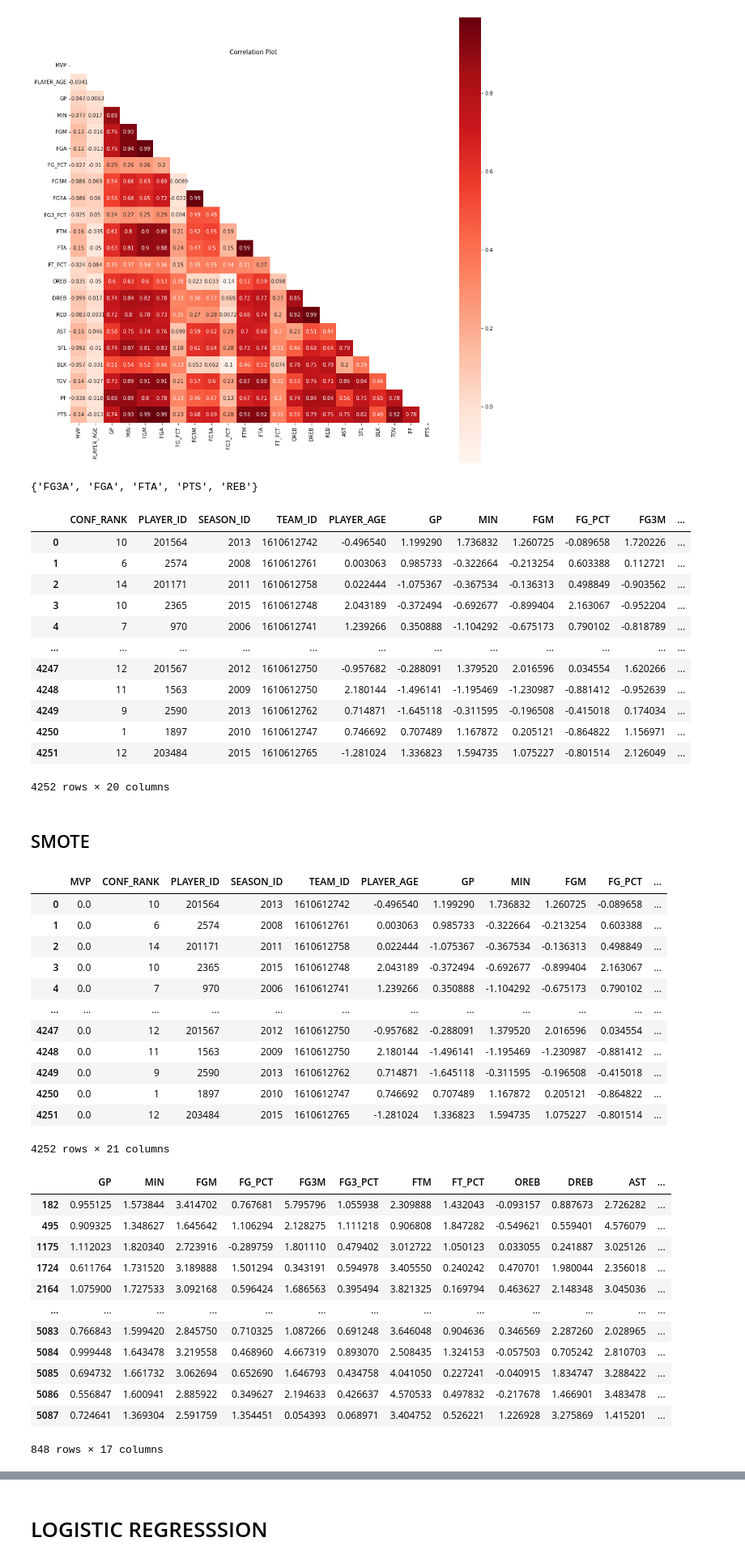
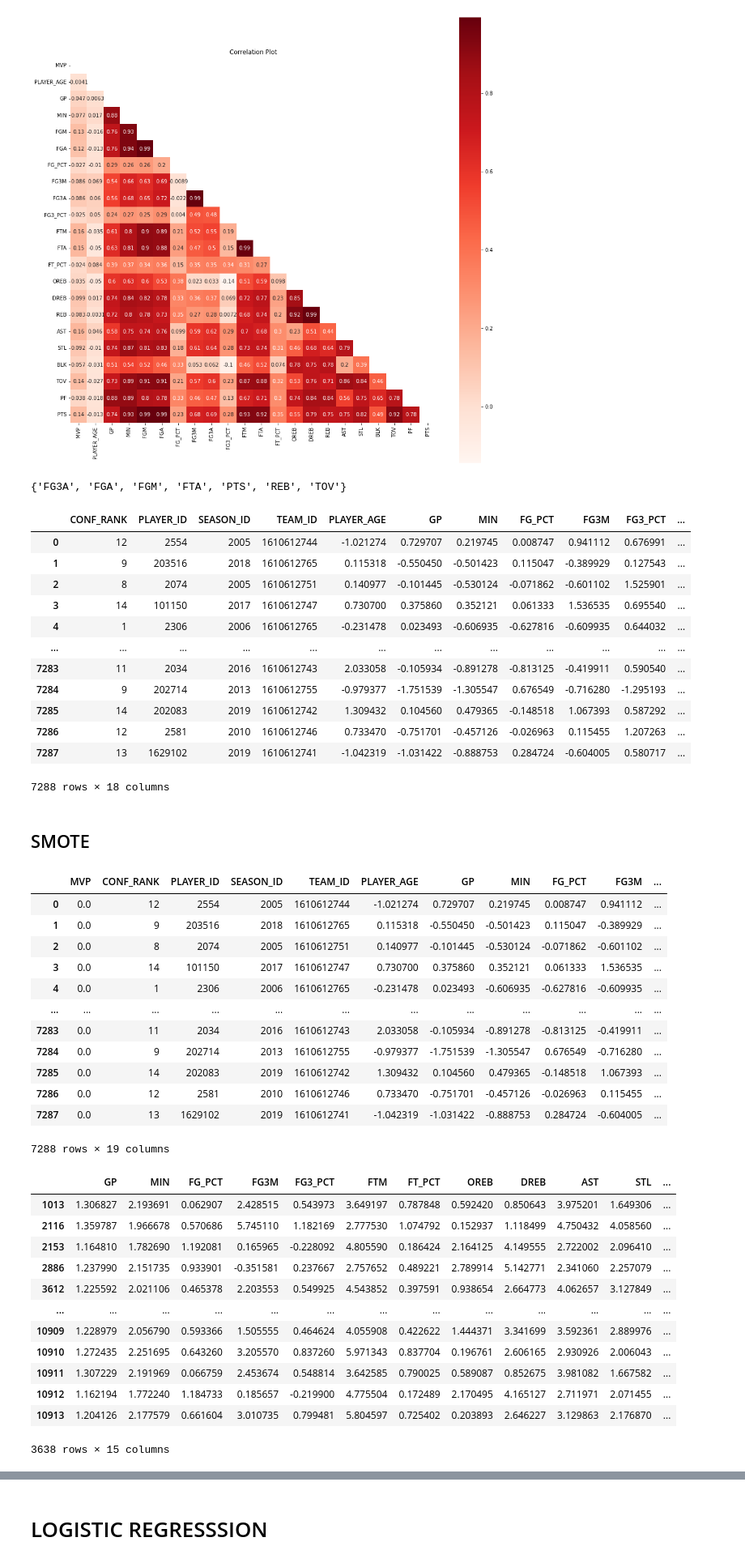
Before and after one commit to thomasverardo/NBA_MVP_2022_prediction, a Jupyter notebook: Code/predictions.ipynb, the cells around one changed output, grey strips where cells are left out. Shown at 81% size. Drawn from its saved outputs; the diff is of its cells as text; code cells hidden in the pictures.

```diff
--- a/Code/predictions.ipynb
+++ b/Code/predictions.ipynb
@@ -400,7 +383,7 @@ corr_names = set()
 
 for i in range(len(X_corr .columns)):
     for j in range(i):
-        if abs(X_corr.iloc[i, j]) > 0.9:
+        if abs(X_corr.iloc[j, i]) > 0.9:
             col = X_corr.columns[i]
             corr_names.add(col)
 
@@ -411,71 +394,71 @@ corr_names
 
 # le features tolte con correlazione maggiore di 0.9 sono:{'FG3A', 'FGA', 'FTA', 'PTS', 'REB'}
 # %% [output]
-{'FG3A', 'FGA', 'FTA', 'PTS', 'REB'}
+{'FG3A', 'FGA', 'FGM', 'FTA', 'PTS', 'REB', 'TOV'}
 # %%
 train_data
 # %% [output]
-|  | CONF_RANK | PLAYER_ID | SEASON_ID | TEAM_ID | PLAYER_AGE | GP | MIN | FGM | FG_PCT | FG3M | ... |
-| 0 | 10 | 201564 | 2013 | 1610612742 | -0.496540 | 1.199290 | 1.736832 | 1.260725 | -0.089658 | 1.720226 | ... |
-| 1 | 6 | 2574 | 2008 | 1610612761 | 0.003063 | 0.985733 | -0.322664 | -0.213254 | 0.603388 | 0.112721 | ... |
-| 2 | 14 | 201171 | 2011 | 1610612758 | 0.022444 | -1.075367 | -0.367534 | -0.136313 | 0.498849 | -0.903562 | ... |
-| 3 | 10 | 2365 | 2015 | 1610612748 | 2.043189 | -0.372494 | -0.692677 | -0.899404 | 2.163067 | -0.952204 | ... |
-| 4 | 7 | 970 | 2006 | 1610612741 | 1.239266 | 0.350888 | -1.104292 | -0.675173 | 0.790102 | -0.818789 | ... |
+|  | CONF_RANK | PLAYER_ID | SEASON_ID | TEAM_ID | PLAYER_AGE | GP | MIN | FG_PCT | FG3M | FG3_PCT | ... |
+| 0 | 12 | 2554 | 2005 | 1610612744 | -1.021274 | 0.729707 | 0.219745 | 0.008747 | 0.941112 | 0.676991 | ... |
+| 1 | 9 | 203516 | 2018 | 1610612765 | 0.115318 | -0.550450 | -0.501423 | 0.115047 | -0.389929 | 0.127543 | ... |
+| 2 | 8 | 2074 | 2005 | 1610612751 | 0.140977 | -0.101445 | -0.530124 | -0.071862 | -0.601102 | 1.525901 | ... |
+| 3 | 14 | 101150 | 2017 | 1610612747 | 0.730700 | 0.375860 | 0.352121 | 0.061333 | 1.536535 | 0.695540 | ... |
+| 4 | 1 | 2306 | 2006 | 1610612765 | -0.231478 | 0.023493 | -0.606935 | -0.627816 | -0.609935 | 0.644032 | ... |
 | ... | ... | ... | ... | ... | ... | ... | ... | ... | ... | ... | ... |
-| 4247 | 12 | 201567 | 2012 | 1610612750 | -0.957682 | -0.288091 | 1.379520 | 2.016596 | 0.034554 | 1.620266 | ... |
-| 4248 | 11 | 1563 | 2009 | 1610612750 | 2.180144 | -1.496141 | -1.195469 | -1.230987 | -0.881412 | -0.952639 | ... |
-| 4249 | 9 | 2590 | 2013 | 1610612762 | 0.714871 | -1.645118 | -0.311595 | -0.196508 | -0.415018 | 0.174034 | ... |
-| 4250 | 1 | 1897 | 2010 | 1610612747 | 0.746692 | 0.707489 | 1.167872 | 0.205121 | -0.864822 | 1.156971 | ... |
-| 4251 | 12 | 203484 | 2015 | 1610612765 | -1.281024 | 1.336823 | 1.594735 | 1.075227 | -0.801514 | 2.126049 | ... |
+| 7283 | 11 | 2034 | 2016 | 1610612743 | 2.033058 | -0.105934 | -0.891278 | -0.813125 | -0.419911 | 0.590540 | ... |
+| 7284 | 9 | 202714 | 2013 | 1610612755 | -0.979377 | -1.751539 | -1.305547 | 0.676549 | -0.716280 | -1.295193 | ... |
+| 7285 | 14 | 202083 | 2019 | 1610612742 | 1.309432 | 0.104560 | 0.479365 | -0.148518 | 1.067393 | 0.587292 | ... |
+| 7286 | 12 | 2581 | 2010 | 1610612746 | 0.733470 | -0.751701 | -0.457126 | -0.026963 | 0.115455 | 1.207263 | ... |
+| 7287 | 13 | 1629102 | 2019 | 1610612741 | -1.042319 | -1.031422 | -0.888753 | 0.284724 | -0.604005 | 0.580717 | ... |
-4252 rows × 20 columns
+7288 rows × 18 columns
 # %% [markdown]
 ## SMOTE
 # %%
 train.drop(columns=corr_names,inplace=True)
 train
 # %% [output]
-|  | MVP | CONF_RANK | PLAYER_ID | SEASON_ID | TEAM_ID | PLAYER_AGE | GP | MIN | FGM | FG_PCT | ... |
-| 0 | 0.0 | 10 | 201564 | 2013 | 1610612742 | -0.496540 | 1.199290 | 1.736832 | 1.260725 | -0.089658 | ... |
-| 1 | 0.0 | 6 | 2574 | 2008 | 1610612761 | 0.003063 | 0.985733 | -0.322664 | -0.213254 | 0.603388 | ... |
-| 2 | 0.0 | 14 | 201171 | 2011 | 1610612758 | 0.022444 | -1.075367 | -0.367534 | -0.136313 | 0.498849 | ... |
-| 3 | 0.0 | 10 | 2365 | 2015 | 1610612748 | 2.043189 | -0.372494 | -0.692677 | -0.899404 | 2.163067 | ... |
-| 4 | 0.0 | 7 | 970 | 2006 | 1610612741 | 1.239266 | 0.350888 | -1.104292 | -0.675173 | 0.790102 | ... |
+|  | MVP | CONF_RANK | PLAYER_ID | SEASON_ID | TEAM_ID | PLAYER_AGE | GP | MIN | FG_PCT | FG3M | ... |
+| 0 | 0.0 | 12 | 2554 | 2005 | 1610612744 | -1.021274 | 0.729707 | 0.219745 | 0.008747 | 0.941112 | ... |
+| 1 | 0.0 | 9 | 203516 | 2018 | 1610612765 | 0.115318 | -0.550450 | -0.501423 | 0.115047 | -0.389929 | ... |
+| 2 | 0.0 | 8 | 2074 | 2005 | 1610612751 | 0.140977 | -0.101445 | -0.530124 | -0.071862 | -0.601102 | ... |
+| 3 | 0.0 | 14 | 101150 | 2017 | 1610612747 | 0.730700 | 0.375860 | 0.352121 | 0.061333 | 1.536535 | ... |
+| 4 | 0.0 | 1 | 2306 | 2006 | 1610612765 | -0.231478 | 0.023493 | -0.606935 | -0.627816 | -0.609935 | ... |
 | ... | ... | ... | ... | ... | ... | ... | ... | ... | ... | ... | ... |
-| 4247 | 0.0 | 12 | 201567 | 2012 | 1610612750 | -0.957682 | -0.288091 | 1.379520 | 2.016596 | 0.034554 | ... |
-| 4248 | 0.0 | 11 | 1563 | 2009 | 1610612750 | 2.180144 | -1.496141 | -1.195469 | -1.230987 | -0.881412 | ... |
-| 4249 | 0.0 | 9 | 2590 | 2013 | 1610612762 | 0.714871 | -1.645118 | -0.311595 | -0.196508 | -0.415018 | ... |
-| 4250 | 0.0 | 1 | 1897 | 2010 | 1610612747 | 0.746692 | 0.707489 | 1.167872 | 0.205121 | -0.864822 | ... |
-| 4251 | 0.0 | 12 | 203484 | 2015 | 1610612765 | -1.281024 | 1.336823 | 1.594735 | 1.075227 | -0.801514 | ... |
+| 7283 | 0.0 | 11 | 2034 | 2016 | 1610612743 | 2.033058 | -0.105934 | -0.891278 | -0.813125 | -0.419911 | ... |
+| 7284 | 0.0 | 9 | 202714 | 2013 | 1610612755 | -0.979377 | -1.751539 | -1.305547 | 0.676549 | -0.716280 | ... |
+| 7285 | 0.0 | 14 | 202083 | 2019 | 1610612742 | 1.309432 | 0.104560 | 0.479365 | -0.148518 | 1.067393 | ... |
+| 7286 | 0.0 | 12 | 2581 | 2010 | 1610612746 | 0.733470 | -0.751701 | -0.457126 | -0.026963 | 0.115455 | ... |
+| 7287 | 0.0 | 13 | 1629102 | 2019 | 1610612741 | -1.042319 | -1.031422 | -0.888753 | 0.284724 | -0.604005 | ... |
-4252 rows × 21 columns
+7288 rows × 19 columns
 # %%
 from imblearn.over_sampling import SMOTE
 # %%
 training_data = train #Mettere solo Train e non test
 
 mvp = training_data["MVP"]
 
 data_to_over = training_data.drop(["MVP","PLAYER_ID", "SEASON_ID", "TEAM_ID", "PLAYER_AGE"], axis=1)
 
-oversample = SMOTE(sampling_strategy=0.2, random_state=23)
+oversample = SMOTE(sampling_strategy=0.5, random_state=23)
 X, y = oversample.fit_resample(data_to_over, mvp)
 
 over_train_data = pd.concat([X, y], axis=1)
-over_train_data = over_train_data[["GP", "MIN", "FGM", "FG_PCT", "FG3M", "FG3_PCT", "FTM", "FT_PCT", "OREB", "DREB", "AST", "STL", "BLK", "TOV", "PF", 'CONF_RANK', "MVP"]]
+over_train_data = over_train_data[["GP", "MIN", "FG_PCT", "FG3M", "FG3_PCT", "FTM", "FT_PCT", "OREB", "DREB", "AST", "STL", "BLK", "PF", 'CONF_RANK', "MVP"]]
 over_train_data[over_train_data["MVP"]==1]
 # %% [output]
-|  | GP | MIN | FGM | FG_PCT | FG3M | FG3_PCT | FTM | FT_PCT | OREB | DREB | AST | ... |
-| 182 | 0.955125 | 1.573844 | 3.414702 | 0.767681 | 5.795796 | 1.055938 | 2.309888 | 1.432043 | -0.093157 | 0.887673 | 2.726282 | ... |
-| 495 | 0.909325 | 1.348627 | 1.645642 | 1.106294 | 2.128275 | 1.111218 | 0.906808 | 1.847282 | -0.549621 | 0.559401 | 4.576079 | ... |
-| 1175 | 1.112023 | 1.820340 | 2.723916 | -0.289759 | 1.801110 | 0.479402 | 3.012722 | 1.050123 | 0.033055 | 0.241887 | 3.025126 | ... |
-| 1724 | 0.611764 | 1.731520 | 3.189888 | 1.501294 | 0.343191 | 0.594978 | 3.405550 | 0.240242 | 0.470701 | 1.980044 | 2.356018 | ... |
-| 2164 | 1.075900 | 1.727533 | 3.092168 | 0.596424 | 1.686563 | 0.395494 | 3.821325 | 0.169794 | 0.463627 | 2.148348 | 3.045036 | ... |
+|  | GP | MIN | FG_PCT | FG3M | FG3_PCT | FTM | FT_PCT | OREB | DREB | AST | STL | ... |
+| 1013 | 1.306827 | 2.193691 | 0.062907 | 2.428515 | 0.543973 | 3.649197 | 0.787848 | 0.592420 | 0.850643 | 3.975201 | 1.649306 | ... |
+| 2116 | 1.359787 | 1.966678 | 0.570686 | 5.745110 | 1.182169 | 2.777530 | 1.074792 | 0.152937 | 1.118499 | 4.750432 | 4.058560 | ... |
+| 2153 | 1.164810 | 1.782690 | 1.192081 | 0.165965 | -0.228092 | 4.805590 | 0.186424 | 2.164125 | 4.149555 | 2.722002 | 2.096410 | ... |
+| 2886 | 1.237990 | 2.151735 | 0.933901 | -0.351581 | 0.237667 | 2.757652 | 0.489221 | 2.789914 | 5.142771 | 2.341060 | 2.257079 | ... |
+| 3612 | 1.225592 | 2.021106 | 0.465378 | 2.203553 | 0.549925 | 4.543852 | 0.397591 | 0.938654 | 2.664773 | 4.062657 | 3.127849 | ... |
 | ... | ... | ... | ... | ... | ... | ... | ... | ... | ... | ... | ... | ... |
-| 5083 | 0.766843 | 1.599420 | 2.845750 | 0.710325 | 1.087266 | 0.691248 | 3.646048 | 0.904636 | 0.346569 | 2.287260 | 2.028965 | ... |
-| 5084 | 0.999448 | 1.643478 | 3.219558 | 0.468960 | 4.667319 | 0.893070 | 2.508435 | 1.324153 | -0.057503 | 0.705242 | 2.810703 | ... |
-| 5085 | 0.694732 | 1.661732 | 3.062694 | 0.652690 | 1.646793 | 0.434758 | 4.041050 | 0.227241 | -0.040915 | 1.834747 | 3.288422 | ... |
-| 5086 | 0.556847 | 1.600941 | 2.885922 | 0.349627 | 2.194633 | 0.426637 | 4.570533 | 0.497832 | -0.217678 | 1.466901 | 3.483478 | ... |
-| 5087 | 0.724641 | 1.369304 | 2.591759 | 1.354451 | 0.054393 | 0.068971 | 3.404752 | 0.526221 | 1.226928 | 3.275869 | 1.415201 | ... |
+| 10909 | 1.228979 | 2.056790 | 0.593366 | 1.505555 | 0.464624 | 4.055908 | 0.422622 | 1.444371 | 3.341699 | 3.592361 | 2.889976 | ... |
+| 10910 | 1.272435 | 2.251695 | 0.643260 | 3.205570 | 0.837260 | 5.971343 | 0.837704 | 0.196761 | 2.606165 | 2.930926 | 2.006043 | ... |
+| 10911 | 1.307229 | 2.191969 | 0.066759 | 2.453674 | 0.548814 | 3.642585 | 0.790025 | 0.589087 | 0.852675 | 3.981082 | 1.667582 | ... |
+| 10912 | 1.162194 | 1.772240 | 1.184733 | 0.185657 | -0.219900 | 4.775504 | 0.172489 | 2.170495 | 4.165127 | 2.711971 | 2.071455 | ... |
+| 10913 | 1.204126 | 2.177579 | 0.661604 | 3.010735 | 0.799481 | 5.804597 | 0.725402 | 0.203893 | 2.646227 | 3.129863 | 2.176870 | ... |
-848 rows × 17 columns
+3638 rows × 15 columns
 # %%
 over_train_data
 # %% [output]
```
Also changed, not shown: parts of 37 cells of this notebook, 2 other files.
